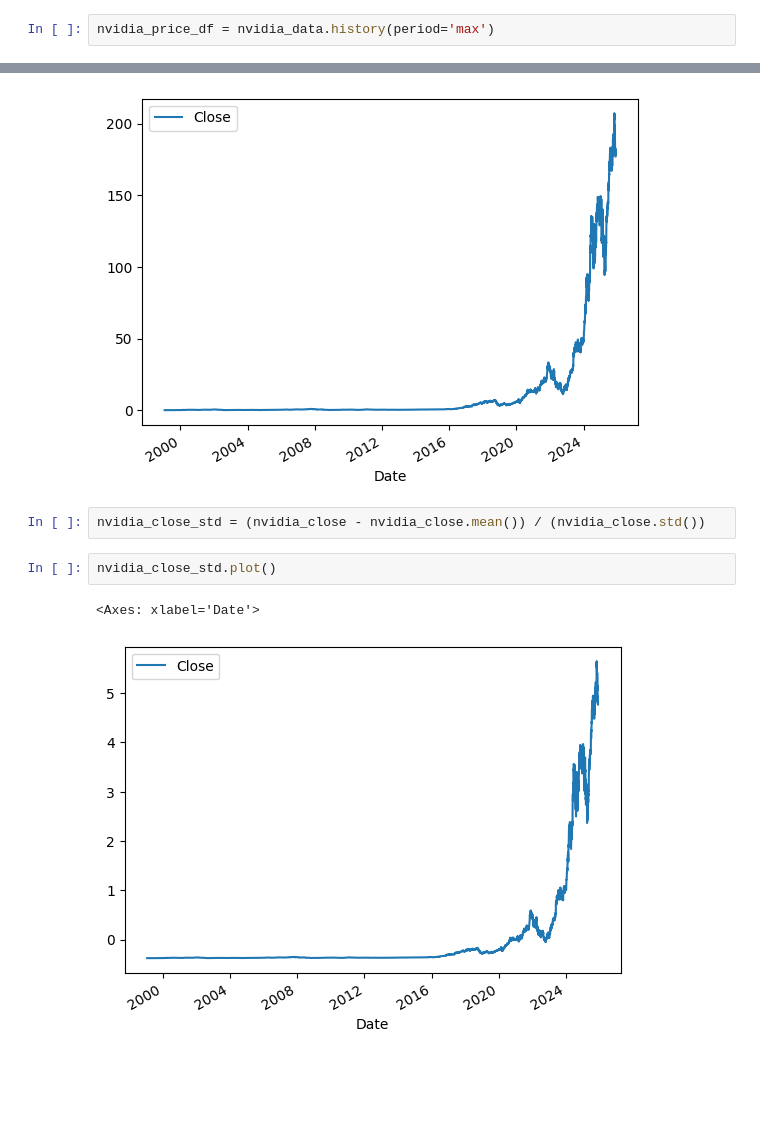
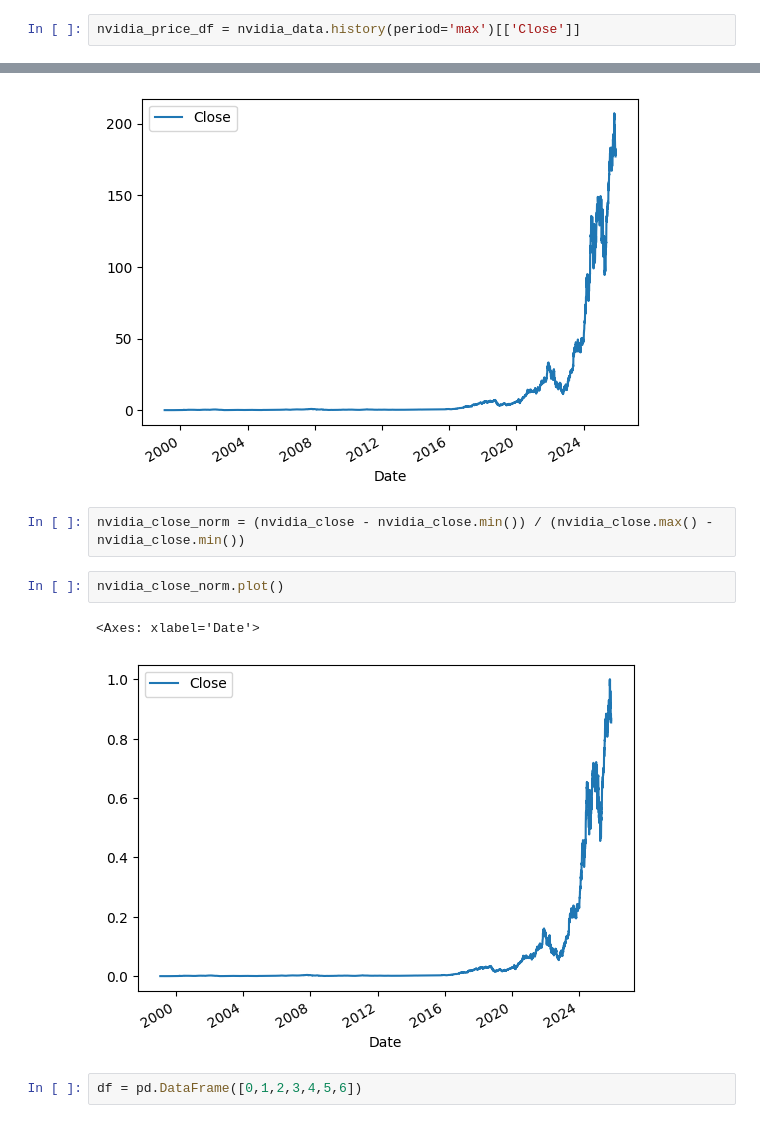
Before and after one commit to acosio14/stock-forecasting, a Jupyter notebook: protoyping.ipynb, the cells around one changed output, grey strips where cells are left out. Drawn from its saved outputs; the diff is of its cells as text; blank space fills up the shorter version.

```diff
--- a/protoyping.ipynb
+++ b/protoyping.ipynb
@@ -3,4 +3,4 @@ import yfinance as yf
 
 nvidia_data = yf.Ticker("NVDA")
 # %%
-nvidia_price_df = nvidia_data.history(period='max')
+nvidia_price_df = nvidia_data.history(period='max')[['Close']]
@@ -33,9 +50,11 @@ nvidia_close.plot()
 <Axes: xlabel='Date'>
 [figure]
 # %%
-nvidia_close_std = (nvidia_close - nvidia_close.mean()) / (nvidia_close.std())
+nvidia_close_norm = (nvidia_close - nvidia_close.min()) / (nvidia_close.max() - nvidia_close.min())
 # %%
-nvidia_close_std.plot()
+nvidia_close_norm.plot()
 # %% [output]
 <Axes: xlabel='Date'>
-[figure, old version]
+[figure, new version]
+# %%
+df = pd.DataFrame([0,1,2,3,4,5,6])
```
Also changed, not shown: parts of 14 cells of this notebook.
